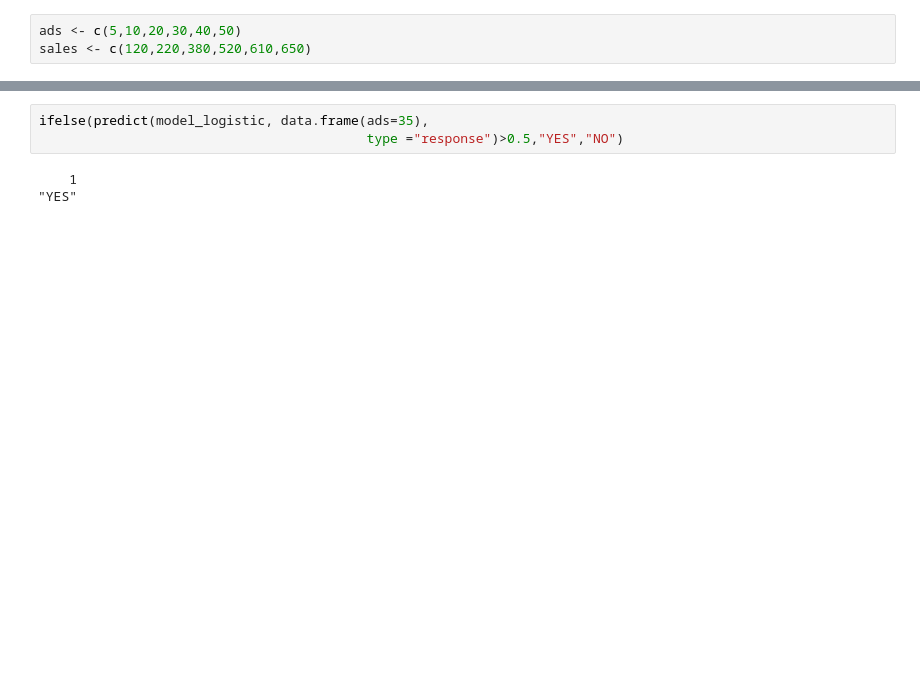
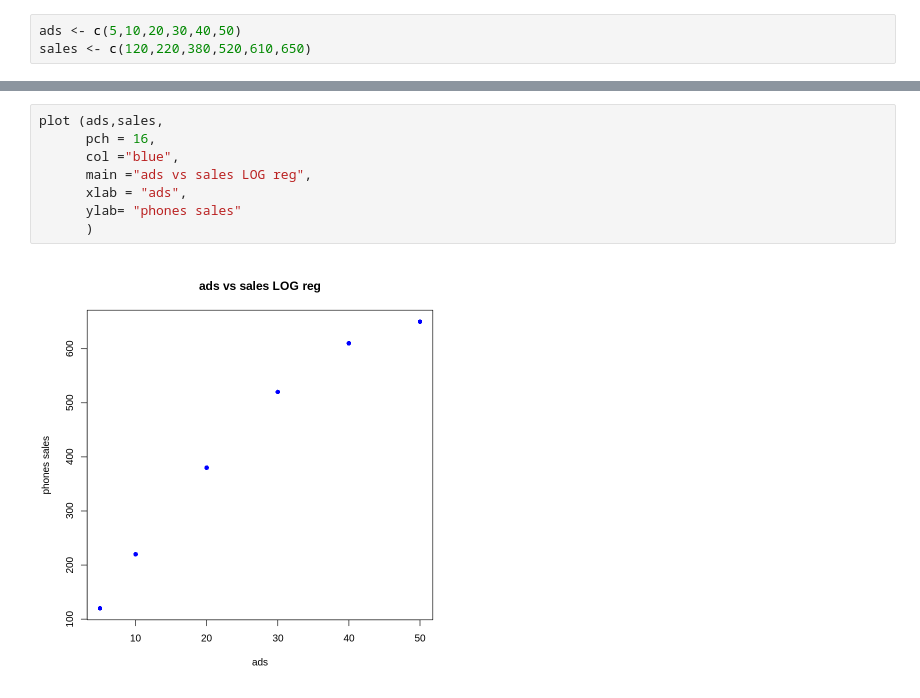
Before and after one commit to amrutha206/amrutha206, a Jupyter notebook: R-basics/google-colab6-r.ipynb, the cells around one changed output, grey strips where cells are left out. Cells and saved outputs as stored; diff of their text form; blank space fills up the shorter version.

```diff
--- a/R-basics/google-colab6-r.ipynb
+++ b/R-basics/google-colab6-r.ipynb
@@ -44,6 +6,10 @@ Number of Fisher Scoring iterations: 24
-# %%
-ifelse(predict(model_logistic, data.frame(ads=35),
-                                          type ="response")>0.5,"YES","NO")
-# %% [output]
-    1
-"YES"
+# %%
+plot (ads,sales,
+      pch = 16,
+      col ="blue",
+      main ="ads vs sales LOG reg",
+      xlab = "ads",
+      ylab= "phones sales"
+      )
+# %% [output]
+[figure, added]
```
Also changed, not shown: parts of 7 cells of this notebook.
